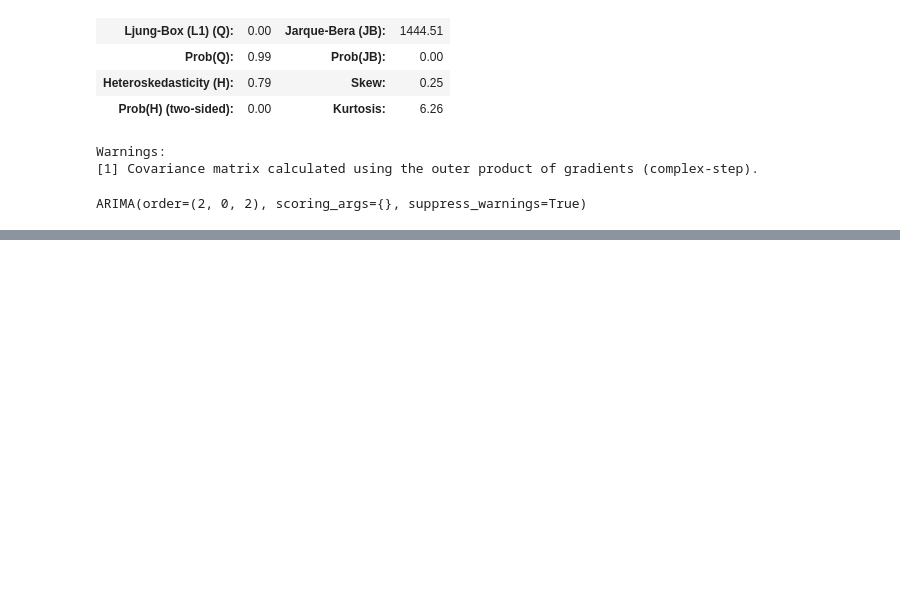
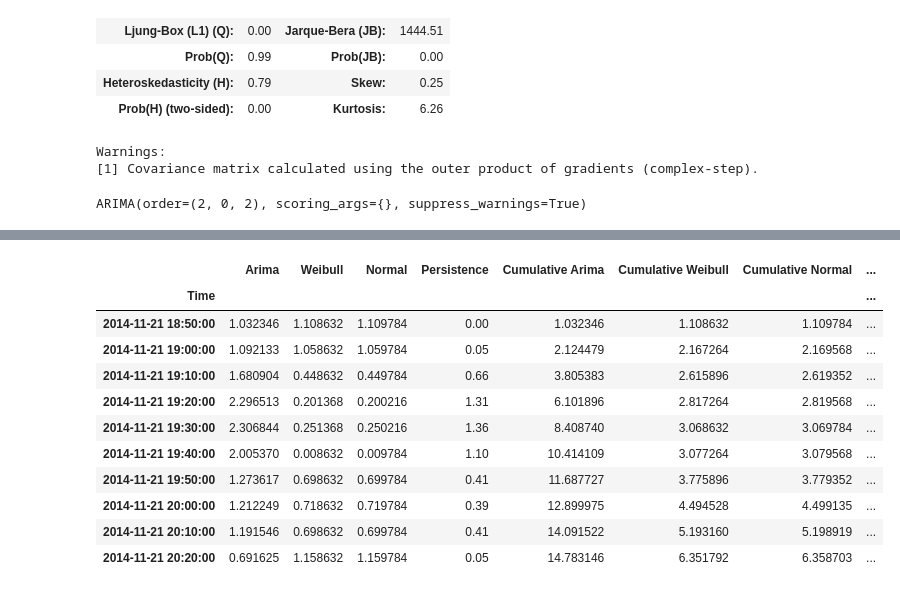
Before and after one commit to luizfreire96/Wind-energy-data-curve-fit, a Jupyter notebook: prediction_of_wind_speed_using_weibull_PDF_and_ARMA_model.ipynb, the cells around one changed output, grey strips where cells are left out. Cells and saved outputs as stored; diff of their text form; code cells hidden in the pictures; blank space fills up the shorter version.

```diff
--- a/prediction_of_wind_speed_using_weibull_PDF_and_ARMA_model.ipynb
+++ b/prediction_of_wind_speed_using_weibull_PDF_and_ARMA_model.ipynb
@@ -456,6 +474,8 @@ errosdf = pd.DataFrame({'Arima':residual})
 errosdf['Weibull'] = ((wnmean - df_nov.WindSpeed[int(len(df_nov.WindSpeed)*2/3):int(len(df_nov.WindSpeed)*2/3)+60])**2)**0.5
 # %%
 errosdf['Normal'] = ((nnmean - df_nov.WindSpeed[int(len(df_nov.WindSpeed)*2/3):int(len(df_nov.WindSpeed)*2/3)+60])**2)**0.5
+# %%
+errosdf['Persistence'] = ((df_nov.WindSpeed.iloc[int(len(df_nov.WindSpeed)*2/3)] - df_nov.WindSpeed[int(len(df_nov.WindSpeed)*2/3):int(len(df_nov.WindSpeed)*2/3)+60])**2)**0.5
 # %%
 import plotly.graph_objects as go
 # %%
@@ -474,0 +503,15 @@ fig.show()
+# %%
+errosdf.head(10)
+# %% [output]
+|  | Arima | Weibull | Normal | Persistence | Cumulative Arima | Cumulative Weibull | Cumulative Normal | ... |
+| Time |  |  |  |  |  |  |  | ... |
+| 2014-11-21 18:50:00 | 1.032346 | 1.108632 | 1.109784 | 0.00 | 1.032346 | 1.108632 | 1.109784 | ... |
+| 2014-11-21 19:00:00 | 1.092133 | 1.058632 | 1.059784 | 0.05 | 2.124479 | 2.167264 | 2.169568 | ... |
+| 2014-11-21 19:10:00 | 1.680904 | 0.448632 | 0.449784 | 0.66 | 3.805383 | 2.615896 | 2.619352 | ... |
+| 2014-11-21 19:20:00 | 2.296513 | 0.201368 | 0.200216 | 1.31 | 6.101896 | 2.817264 | 2.819568 | ... |
+| 2014-11-21 19:30:00 | 2.306844 | 0.251368 | 0.250216 | 1.36 | 8.408740 | 3.068632 | 3.069784 | ... |
+| 2014-11-21 19:40:00 | 2.005370 | 0.008632 | 0.009784 | 1.10 | 10.414109 | 3.077264 | 3.079568 | ... |
+| 2014-11-21 19:50:00 | 1.273617 | 0.698632 | 0.699784 | 0.41 | 11.687727 | 3.775896 | 3.779352 | ... |
+| 2014-11-21 20:00:00 | 1.212249 | 0.718632 | 0.719784 | 0.39 | 12.899975 | 4.494528 | 4.499135 | ... |
+| 2014-11-21 20:10:00 | 1.191546 | 0.698632 | 0.699784 | 0.41 | 14.091522 | 5.193160 | 5.198919 | ... |
+| 2014-11-21 20:20:00 | 0.691625 | 1.158632 | 1.159784 | 0.05 | 14.783146 | 6.351792 | 6.358703 | ... |
```
Also changed, not shown: parts of 37 cells of this notebook.
